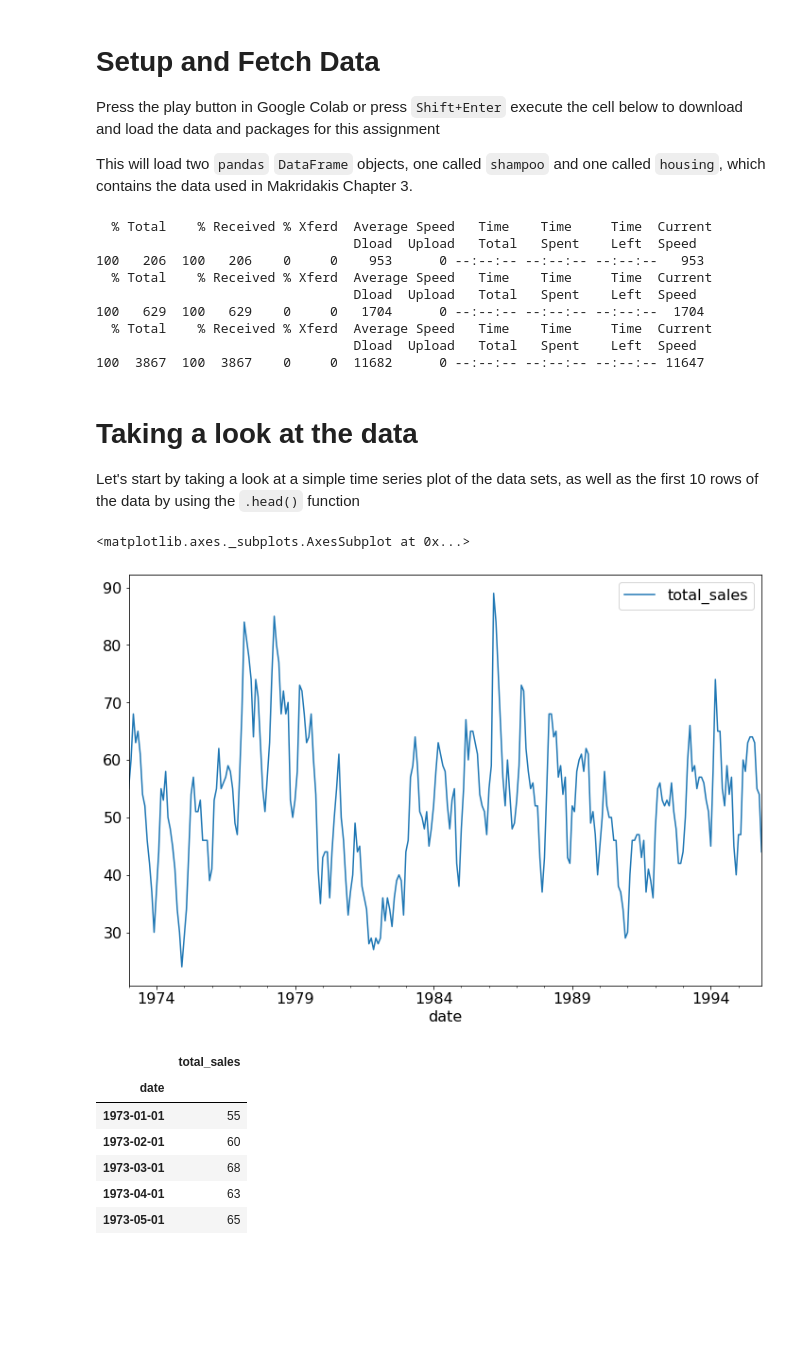
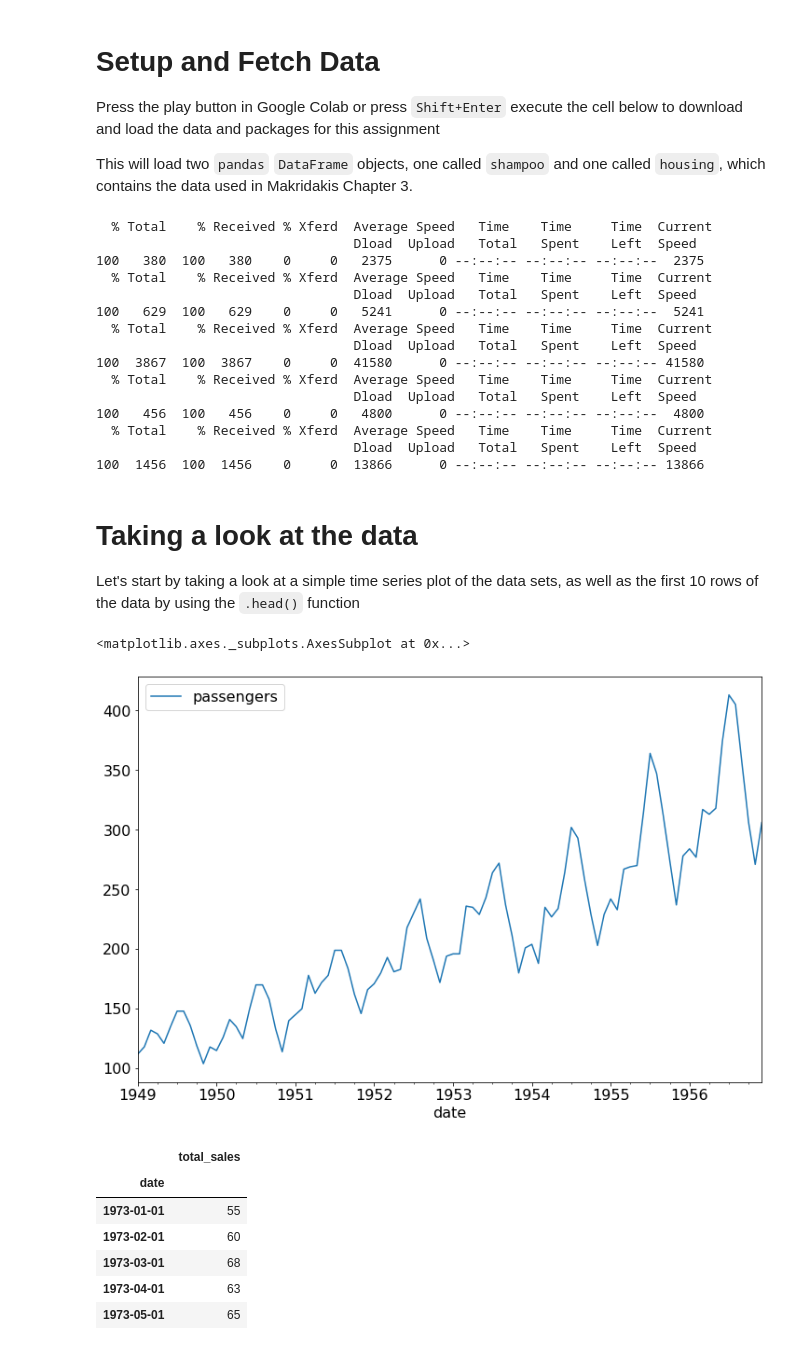
Before and after one commit to ZacharySBrown/vcu-scma440-2021q1, a Jupyter notebook: examples/3a_moving_averages.ipynb, the cells around one changed output. Cells and saved outputs as stored; diff of their text form; code cells hidden in the pictures; blank space fills up the shorter version.

```diff
--- a/examples/3a_moving_averages.ipynb
+++ b/examples/3a_moving_averages.ipynb
@@ -21,25 +21,33 @@ plt.rcParams['font.size'] = 16
 # Example
 shampoo = pd.read_csv('shampoo_sales.csv', parse_dates=['date']).set_index('date')
 housing = pd.read_csv('housing_sales.csv', parse_dates=['date']).set_index('date')
+airline = pd.read_csv('airline.csv').set_index('year')
+airline_series = pd.read_csv('airline_series.csv', parse_dates=['date']).set_index('date')
 # %% [output]
   % Total    % Received % Xferd  Average Speed   Time    Time     Time  Current
                                  Dload  Upload   Total   Spent    Left  Speed
-100   206  100   206    0     0    953      0 --:--:-- --:--:-- --:--:--   953
+100   380  100   380    0     0   2375      0 --:--:-- --:--:-- --:--:--  2375
   % Total    % Received % Xferd  Average Speed   Time    Time     Time  Current
                                  Dload  Upload   Total   Spent    Left  Speed
-100   629  100   629    0     0   1704      0 --:--:-- --:--:-- --:--:--  1704
+100   629  100   629    0     0   5241      0 --:--:-- --:--:-- --:--:--  5241
   % Total    % Received % Xferd  Average Speed   Time    Time     Time  Current
                                  Dload  Upload   Total   Spent    Left  Speed
-100  3867  100  3867    0     0  11682      0 --:--:-- --:--:-- --:--:-- 11647
+100  3867  100  3867    0     0  41580      0 --:--:-- --:--:-- --:--:-- 41580
+  % Total    % Received % Xferd  Average Speed   Time    Time     Time  Current
+                                 Dload  Upload   Total   Spent    Left  Speed
+100   456  100   456    0     0   4800      0 --:--:-- --:--:-- --:--:--  4800
+  % Total    % Received % Xferd  Average Speed   Time    Time     Time  Current
+                                 Dload  Upload   Total   Spent    Left  Speed
+100  1456  100  1456    0     0  13866      0 --:--:-- --:--:-- --:--:-- 13866
 # %% [markdown]
 # Taking a look at the data
 
 Let's start by taking a look at a simple time series plot of the data sets, as well as the first 10 rows of the data by using the `.head()` function
 # %%
-housing.plot()
+airline_series.plot()
 # %% [output]
 <matplotlib.axes._subplots.AxesSubplot at 0x...>
-[figure, old version]
+[figure, new version]
 # %%
 housing.head(10)
 # %% [output]
```
Also changed, not shown: 2 other files.
